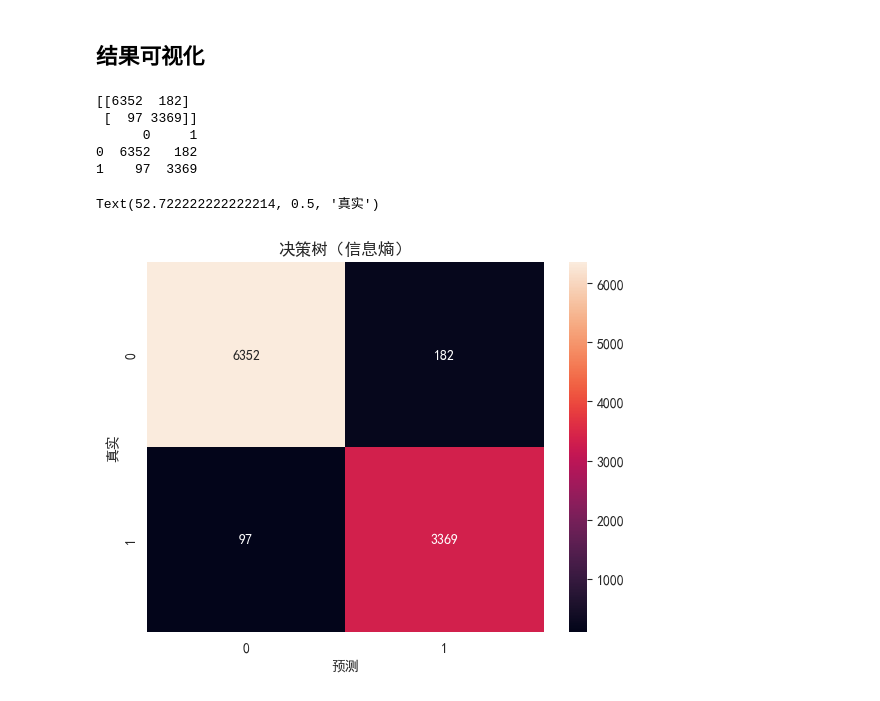
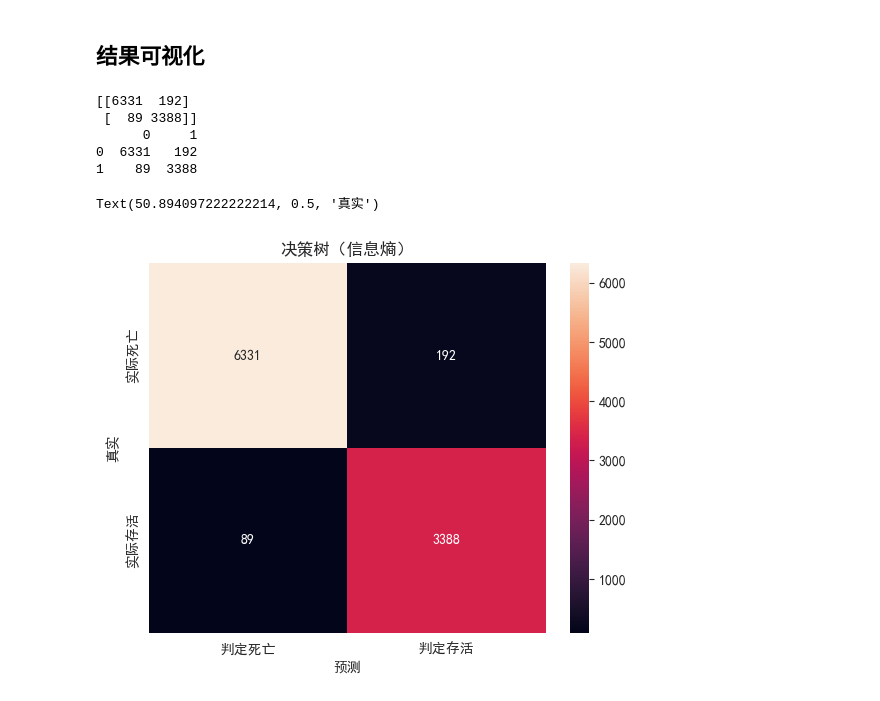
Before and after one commit to 1012796366/Covid-19-Death-Prediction, a Jupyter notebook: main.ipynb, the cells around one changed output. Cells and saved outputs as stored; diff of their text form; code cells hidden in the pictures.

```diff
--- a/main.ipynb
+++ b/main.ipynb
@@ -409,22 +409,22 @@ weighted avg       0.97      0.97      0.97     10000
 # %%
 # 信息熵 混淆矩阵
 cm_entropy = confusion_matrix(y_test, dte_pred, labels=[1, 2])
 
 print(cm_entropy)
 df_cm_entropy = pd.DataFrame(cm_entropy)
 print(df_cm_entropy)
-ax = sns.heatmap(df_cm_entropy,annot=True,fmt='.20g')
+ax = sns.heatmap(df_cm_entropy,annot=True,fmt='.20g', xticklabels=['判定死亡', '判定存活'], yticklabels=['实际死亡', '实际存活'])
 ax.set_title('决策树（信息熵）')
 ax.set_xlabel('预测')
 ax.set_ylabel('真实')
 # %% [output]
-[[6352  182]
- [  97 3369]]
+[[6331  192]
+ [  89 3388]]
       0     1
-0  6352   182
-1    97  3369
+0  6331   192
+1    89  3388
-Text(52.722222222222214, 0.5, '真实')
+Text(50.894097222222214, 0.5, '真实')
-[figure, old version]
+[figure, new version]
 # %%
 # 基尼系数 混淆矩阵
 cm_gini = confusion_matrix(y_test, dtg_pred, labels=[1, 2])
```
Also changed, not shown: parts of 11 cells of this notebook.
